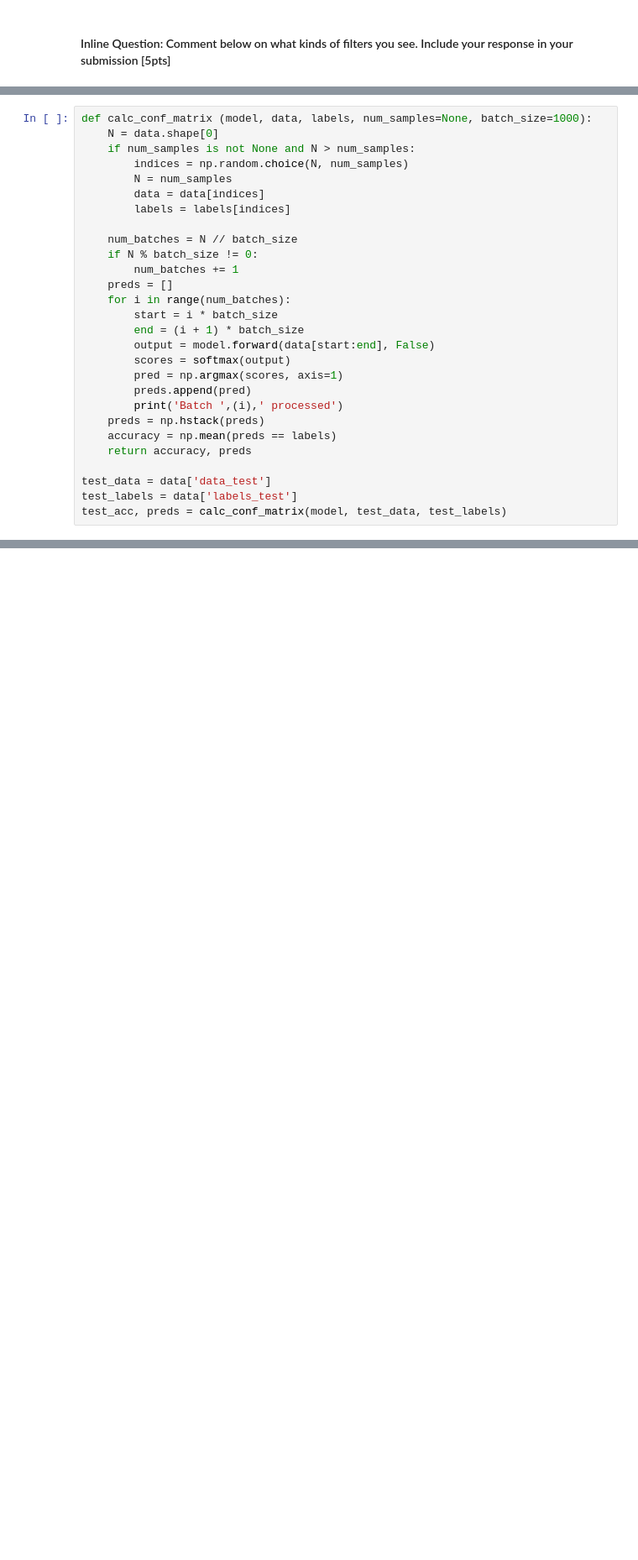
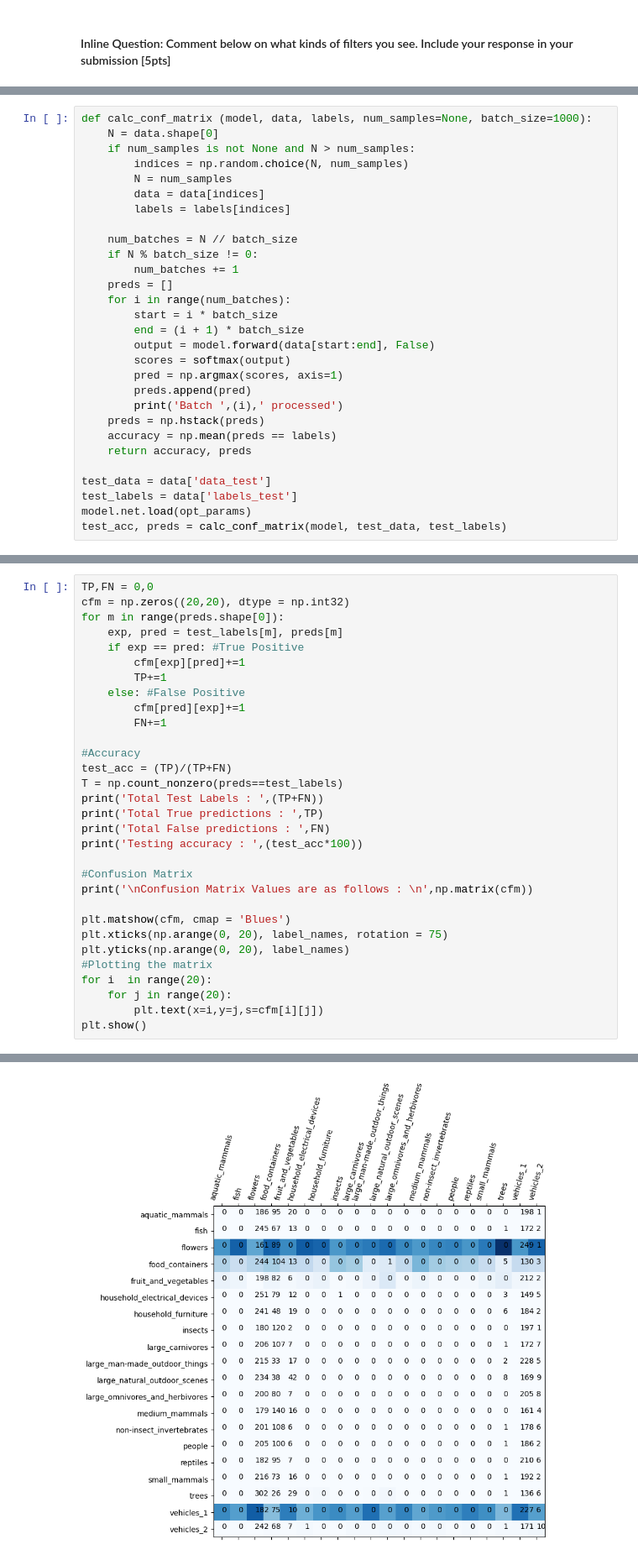
Before and after one commit to snehabandi/Deep-Learning-and-its-Applications, a Jupyter notebook: assignment1/Problem_2.ipynb, the cells around one changed output, grey strips where cells are left out. Shown at 84% size. Drawn from its saved outputs; the diff is of its cells as text; blank space fills up the shorter version.

```diff
--- a/assignment1/Problem_2.ipynb
+++ b/assignment1/Problem_2.ipynb
@@ -574,5 +573,6 @@ def calc_conf_matrix (model, data, labels, num_samples=None, batch_size=1000):
 
 test_data = data['data_test']
 test_labels = data['labels_test']
+model.net.load(opt_params)
 test_acc, preds = calc_conf_matrix(model, test_data, test_labels)
 # %% [output]
@@ -586,3 +592,35 @@ Batch  6  processed
 Batch  7  processed
 Batch  8  processed
 Batch  9  processed
+# %%
+TP,FN = 0,0
+cfm = np.zeros((20,20), dtype = np.int32)
+for m in range(preds.shape[0]):
+    exp, pred = test_labels[m], preds[m]
+    if exp == pred: #True Positive
+        cfm[exp][pred]+=1
+        TP+=1
+    else: #False Positive
+        cfm[pred][exp]+=1
+        FN+=1
+
+#Accuracy
+test_acc = (TP)/(TP+FN)
+T = np.count_nonzero(preds==test_labels)
+print('Total Test Labels : ',(TP+FN))
+print('Total True predictions : ',TP)
+print('Total False predictions : ',FN)
+print('Testing accuracy : ',(test_acc*100))
+
+#Confusion Matrix
+print('\nConfusion Matrix Values are as follows : \n',np.matrix(cfm))
+
+plt.matshow(cfm, cmap = 'Blues')
+plt.xticks(np.arange(0, 20), label_names, rotation = 75)
+plt.yticks(np.arange(0, 20), label_names)
+#Plotting the matrix
+for i  in range(20):
+    for j in range(20):
+        plt.text(x=i,y=j,s=cfm[i][j])
+plt.show()
+# %% [output]
@@ -589,3 +644,4 @@ Batch  9  processed
+[figure, added]
 # %%
 test_size = preds.shape[0]
 T = np.count_nonzero(preds==test_labels)
```
Also changed, not shown: parts of 7 cells of this notebook.
